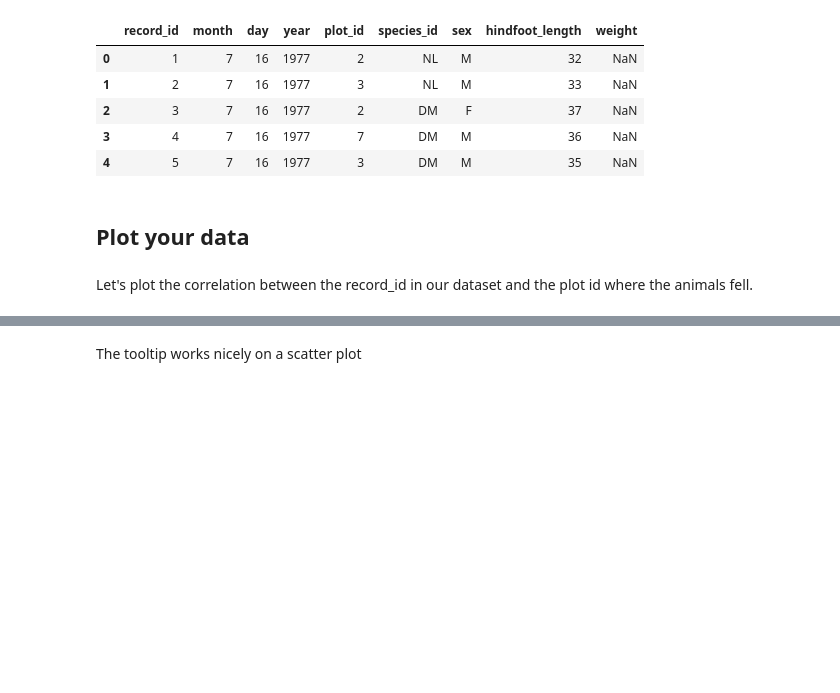
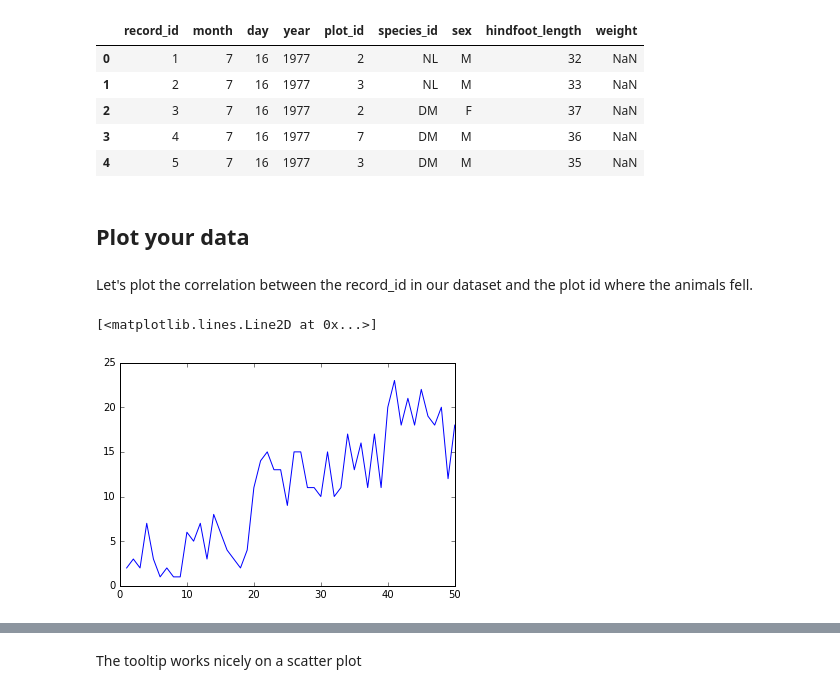
Before and after one commit to inkandswitch/livebook, a Jupyter notebook: sample-notebooks/plots.ipynb, the cells around one changed output, grey strips where cells are left out. Saved outputs shown, nothing was run; the diff lists cells and outputs as text; code cells hidden in the pictures; blank space fills up the shorter version.

```diff
--- a/sample-notebooks/plots.ipynb
+++ b/sample-notebooks/plots.ipynb
@@ -33,5 +28,10 @@ df.head()
 ## Plot your data
 # %% [markdown]
 Let's plot the correlation between the record_id in our dataset and the plot id where the animals fell.
+# %%
+plt.plot(df.record_id, df.plot_id)
+# %% [output]
+[<matplotlib.lines.Line2D at 0x...>]
+[figure, added]
 # %%
 fig, ax = plt.subplots(figsize=(12, 4))
```
Also changed, not shown: parts of 7 cells of this notebook.
